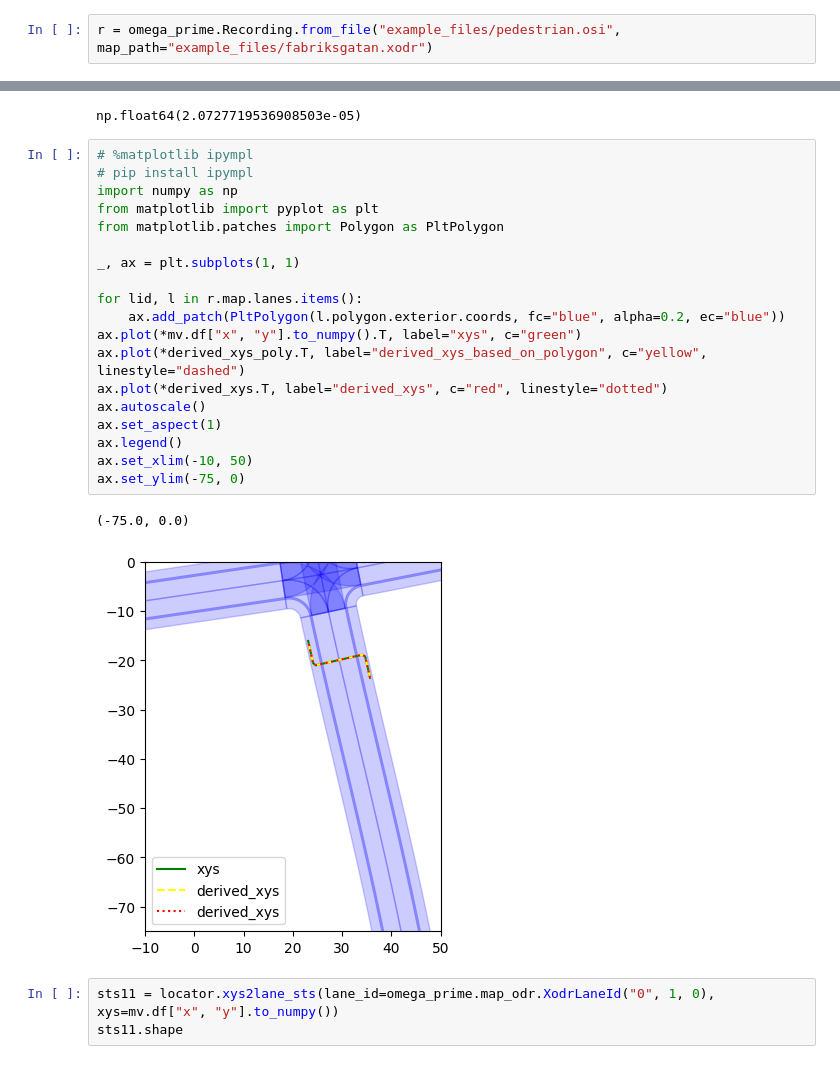
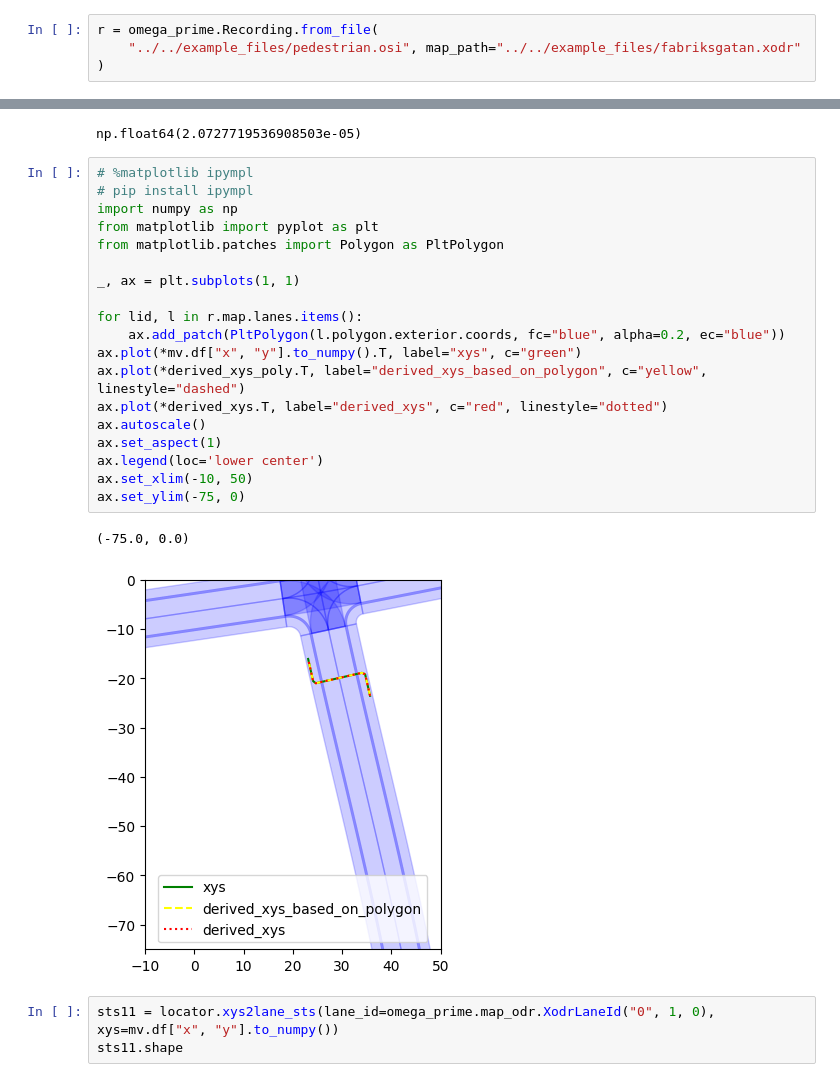
Before and after one commit to ika-rwth-aachen/omega-prime, a Jupyter notebook: docs/notebooks/tutorial_locator.ipynb, the cells around one changed output, grey strips where cells are left out. Cells and saved outputs as stored; diff of their text form.

```diff
--- a/docs/notebooks/tutorial_locator.ipynb
+++ b/docs/notebooks/tutorial_locator.ipynb
@@ -4,7 +4,9 @@
 import omega_prime
 import numpy as np
 # %%
-r = omega_prime.Recording.from_file("example_files/pedestrian.osi", map_path="example_files/fabriksgatan.xodr")
+r = omega_prime.Recording.from_file(
+    "../../example_files/pedestrian.osi", map_path="../../example_files/fabriksgatan.xodr"
+)
 # %%
 locator = omega_prime.Locator.from_map(r.map)
 # %% [markdown]
@@ -53,25 +47,25 @@ np.float64(2.0727719536908503e-05)
 # %%
 # %matplotlib ipympl
 # pip install ipympl
 import numpy as np
 from matplotlib import pyplot as plt
 from matplotlib.patches import Polygon as PltPolygon
 
 _, ax = plt.subplots(1, 1)
 
 for lid, l in r.map.lanes.items():
     ax.add_patch(PltPolygon(l.polygon.exterior.coords, fc="blue", alpha=0.2, ec="blue"))
 ax.plot(*mv.df["x", "y"].to_numpy().T, label="xys", c="green")
 ax.plot(*derived_xys_poly.T, label="derived_xys_based_on_polygon", c="yellow", linestyle="dashed")
 ax.plot(*derived_xys.T, label="derived_xys", c="red", linestyle="dotted")
 ax.autoscale()
 ax.set_aspect(1)
-ax.legend()
+ax.legend(loc='lower center')
 ax.set_xlim(-10, 50)
 ax.set_ylim(-75, 0)
 # %% [output]
 (-75.0, 0.0)
-[figure, old version]
+[figure, new version]
 # %%
 sts11 = locator.xys2lane_sts(lane_id=omega_prime.map_odr.XodrLaneId("0", 1, 0), xys=mv.df["x", "y"].to_numpy())
 sts11.shape
```
Also changed, not shown: parts of 4 cells of this notebook, 6 other files.
